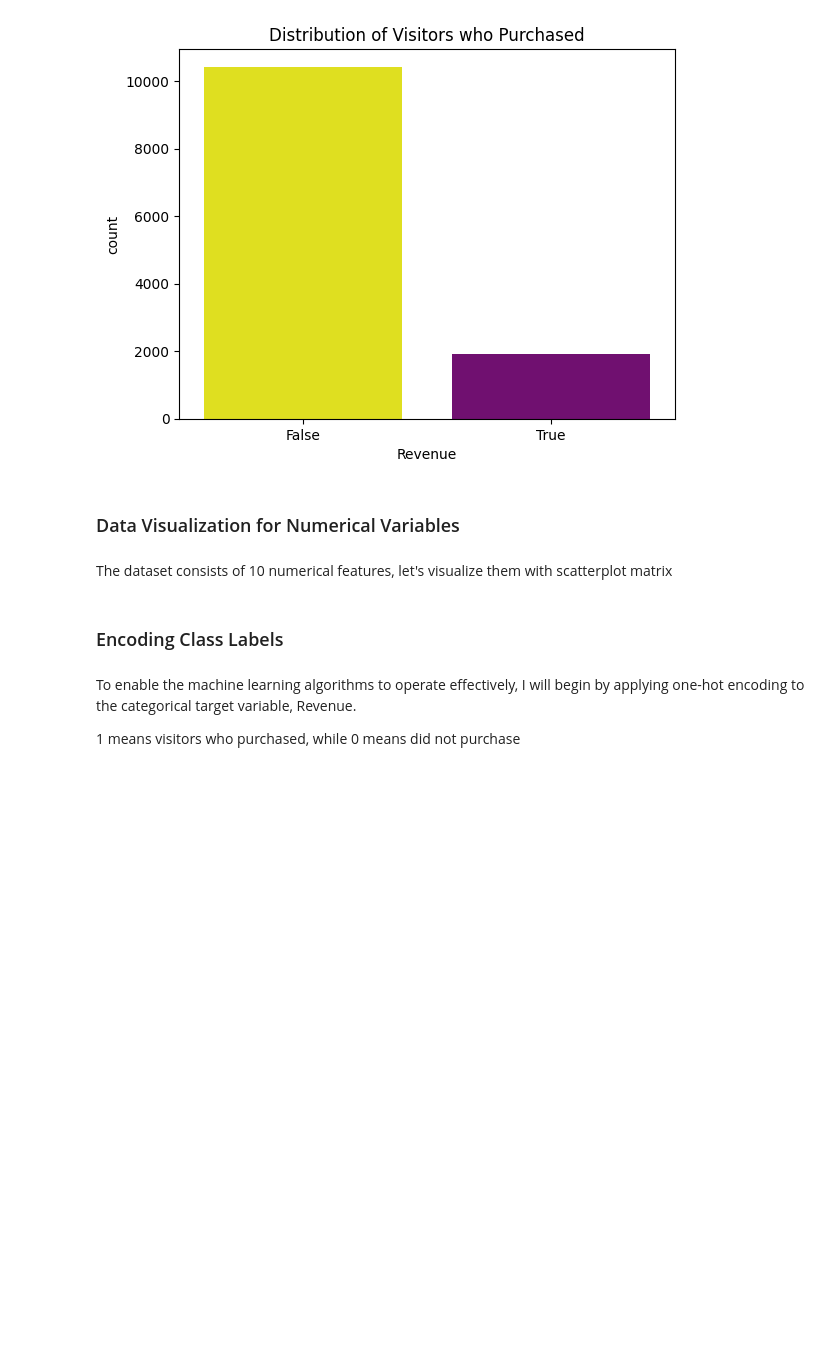
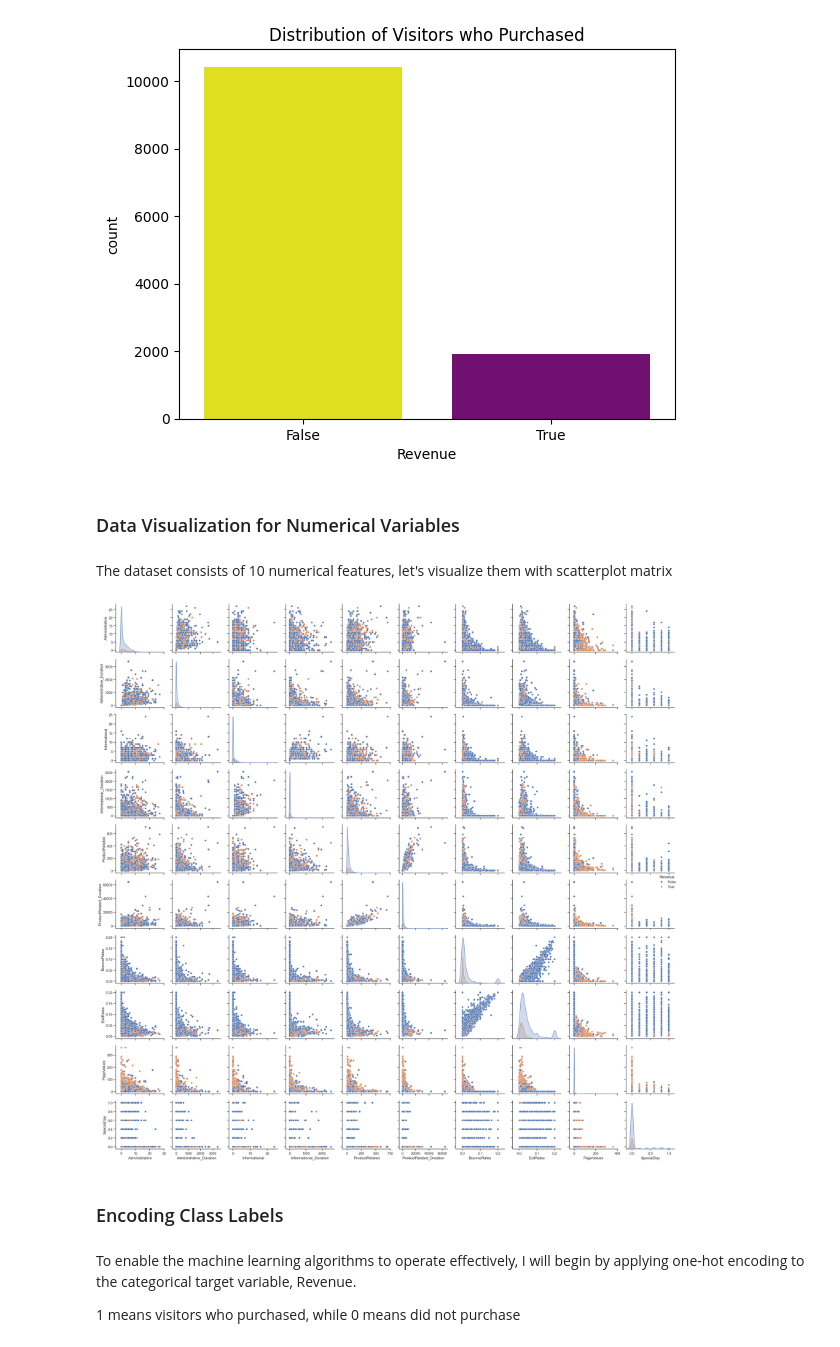
Before and after one commit to florenciairene27/Online-Visitors, a Jupyter notebook: online visitor.ipynb, the cells around one changed output. Saved outputs shown, nothing was run; the diff lists cells and outputs as text; code cells hidden in the pictures; blank space fills up the shorter version.

```diff
--- a/online visitor.ipynb
+++ b/online visitor.ipynb
@@ -183,7 +184,14 @@ Text(0.5, 1.0, 'Distribution of Visitors who Purchased')
 # %% [markdown]
 The dataset consists of 10 numerical features, let's visualize them with scatterplot matrix
 # %%
-cols = ['Administrative', 'Administrative_Duration', 'Informational', 'Informational_Duration', 'ProductRelated', 'ProductRelated_Duration', 'BounceRates', 'ExitRates', 'Page']
+cols = ['Administrative', 'Administrative_Duration', 'Informational', 'Informational_Duration', 'ProductRelated', 'ProductRelated_Duration', 'BounceRates', 'ExitRates', 'PageValues', 'SpecialDay', 'Revenue']
+
+sns.set_theme(style = 'ticks')
+sns.pairplot(df[cols], height = 2.5, hue = 'Revenue' )
+plt.tight_layout()
+plt.show()
+# %% [output]
+[figure, added]
 # %% [markdown]
 ### Encoding Class Labels
 # %% [markdown]
```
Also changed, not shown: parts of 3 cells of this notebook.
